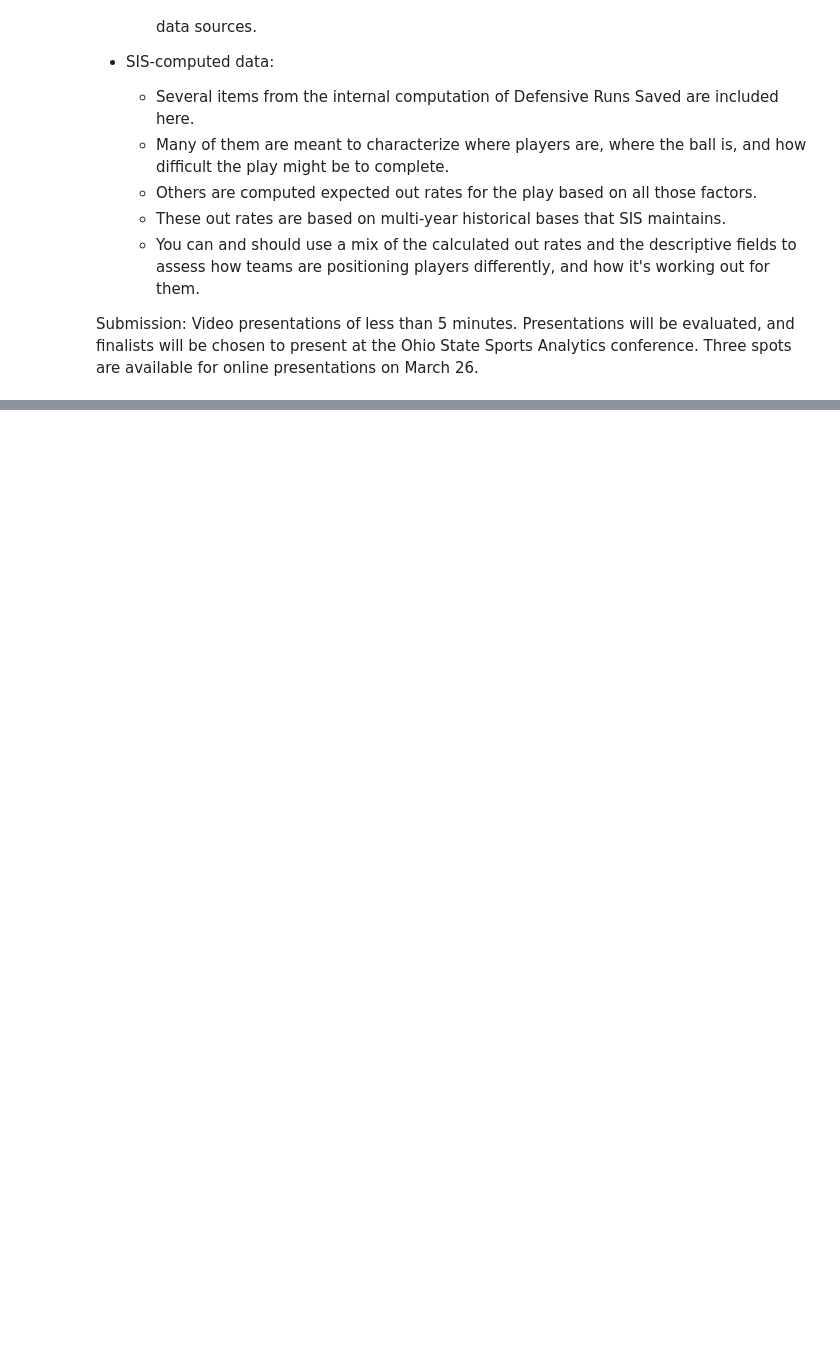
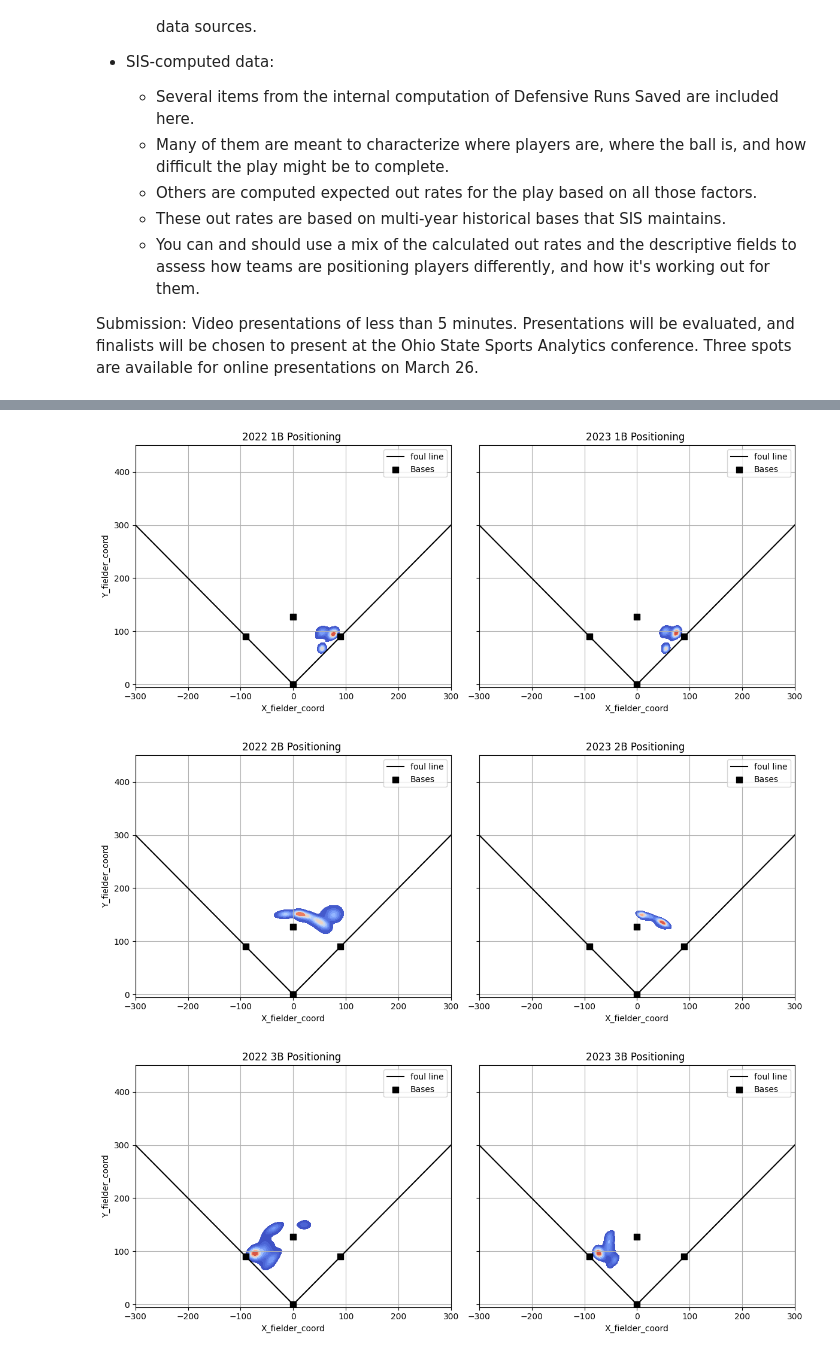
Before and after one commit to d2osborn/OSUHackathon2026, a Jupyter notebook: eda.ipynb, the cells around one changed output, grey strips where cells are left out. Cells and saved outputs as stored; diff of their text form; code cells hidden in the pictures; blank space fills up the shorter version.

```diff
--- a/eda.ipynb
+++ b/eda.ipynb
@@ -36,0 +186,20 @@ warnings.filterwarnings('ignore')
+# %%
+for pos in ['1B', '2B', '3B', 'SS']:
+    fig, axes = plt.subplots(1, 2, figsize=(12, 5), sharex=True, sharey=True)
+    for ax, szn in zip(axes, [2022, 2023]):
+        specific_pos = data[(data["Pos"] == pos) & (data["Season"] == szn)]
+        sns.kdeplot(data=specific_pos, x="X_fielder_coord", y="Y_fielder_coord", fill=True, cmap='coolwarm', ax=ax)
+        ax.set_title(f"{szn} {pos} Positioning ")
+        ax.plot(lf_x_values, lf_foul_line, c="black", label="foul line")
+        ax.plot(rf_x_values, rf_foul_line, c="black")
+        ax.scatter(bases_x, bases_y, color='black', marker='s', s=50, label='Bases', zorder=5)
+        ax.set_xlim(-300, 300)
+        ax.set_ylim(-5, 450)
+        ax.grid()
+        ax.legend()
+    fig.tight_layout()
+    plt.show()
+# %% [output]
+[figure, added]
+[figure, added]
+[figure, added]
```
Also changed, not shown: parts of 10 cells of this notebook.
